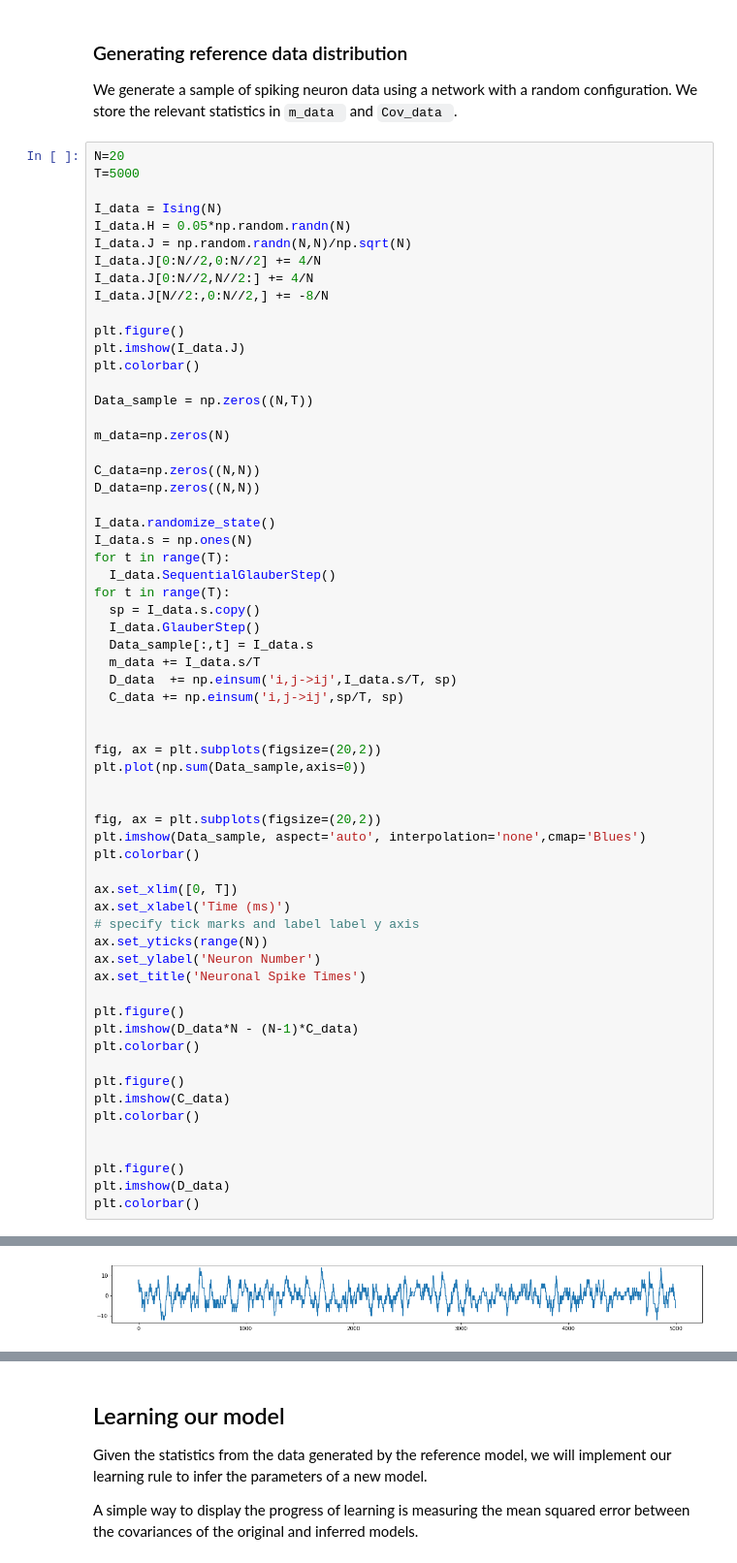
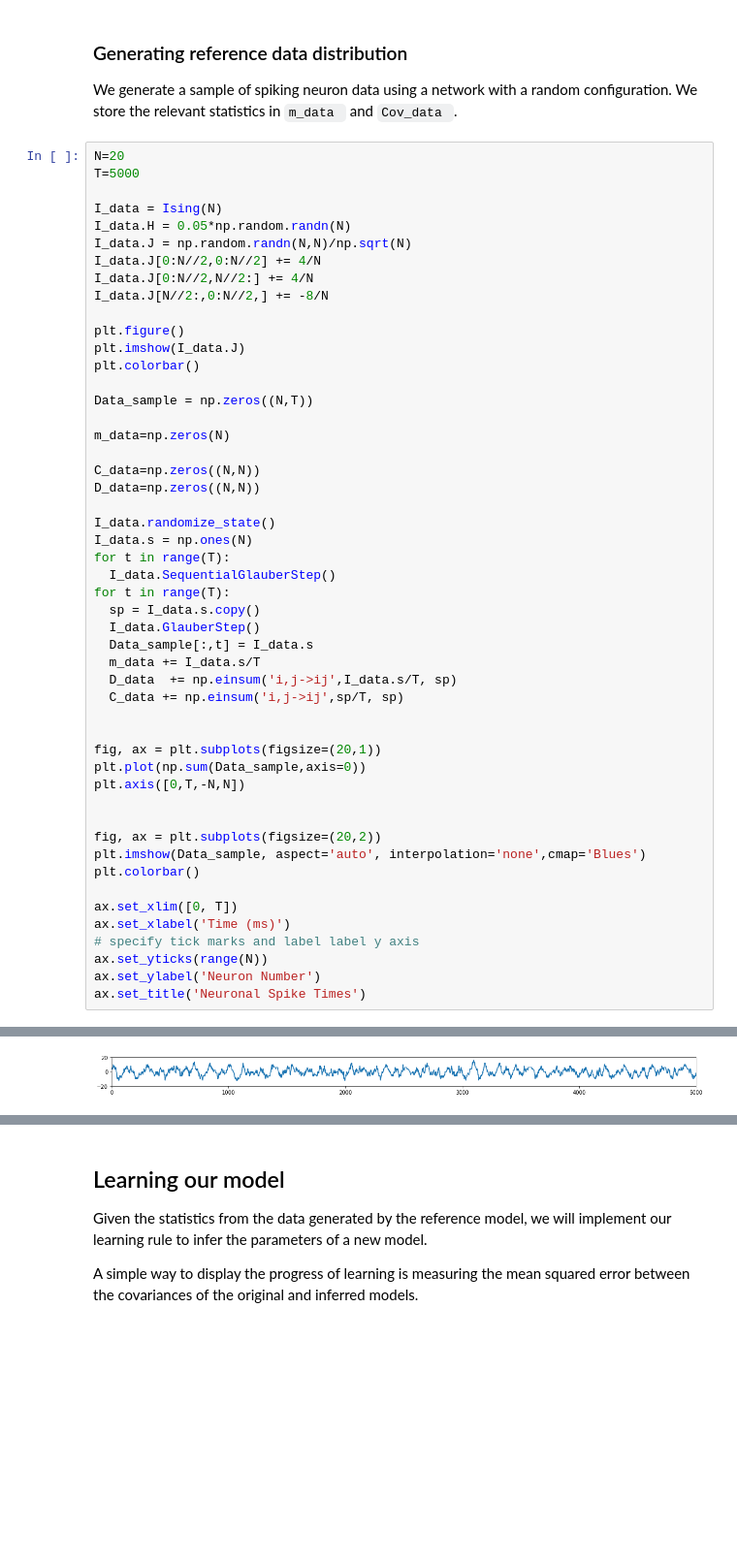
Before and after one commit to MiguelAguilera/Neuro-MaxEnt-inference-tutorial, a Jupyter notebook: 3.Oscillating_spike_trains.ipynb, the cells around one changed output, grey strips where cells are left out. Shown at 97% size. Saved outputs shown, nothing was run; the diff lists cells and outputs as text; blank space fills up the shorter version.

```diff
--- a/3.Oscillating_spike_trains.ipynb
+++ b/3.Oscillating_spike_trains.ipynb
@@ -93,8 +97,9 @@ for t in range(T):
   C_data += np.einsum('i,j->ij',sp/T, sp)
 
 
-fig, ax = plt.subplots(figsize=(20,2))
+fig, ax = plt.subplots(figsize=(20,1))
 plt.plot(np.sum(Data_sample,axis=0))
+plt.axis([0,T,-N,N])
 
 
 fig, ax = plt.subplots(figsize=(20,2))
@@ -107,17 +112,4 @@ ax.set_xlabel('Time (ms)')
 ax.set_yticks(range(N))
 ax.set_ylabel('Neuron Number')
 ax.set_title('Neuronal Spike Times')
-
-plt.figure()
-plt.imshow(D_data*N - (N-1)*C_data)
-plt.colorbar()
-
-plt.figure()
-plt.imshow(C_data)
-plt.colorbar()
-
-
-plt.figure()
-plt.imshow(D_data)
-plt.colorbar()
 # %% [output]
@@ -126 +118 @@ plt.colorbar()
-[figure, old version]
+[figure, new version]
```
Also changed, not shown: parts of 2 cells of this notebook.
